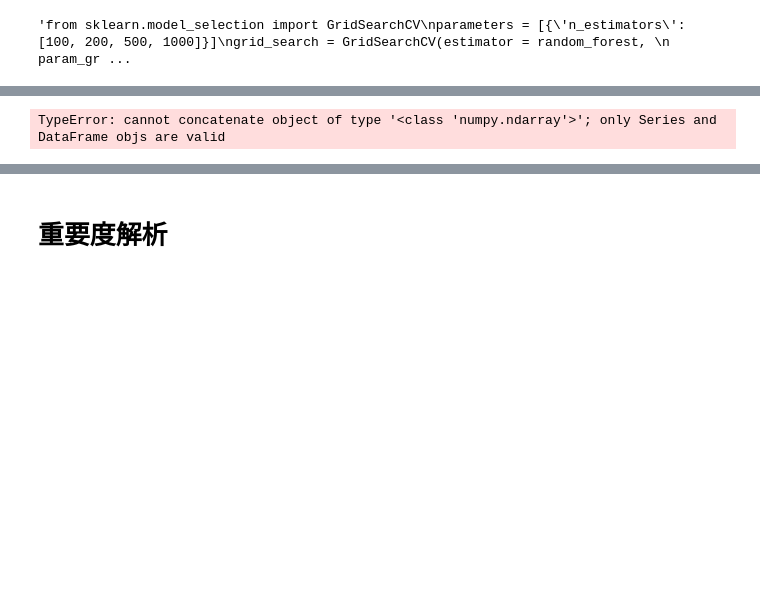
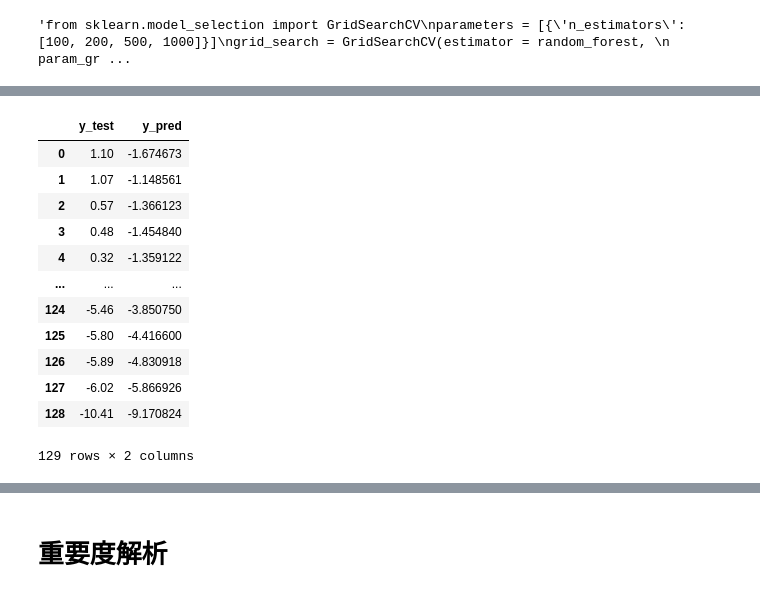
Before and after one commit to chemoinformatics-lecture/lecture-beginner, a Jupyter notebook: lesson06_scikit-learn/線形回帰_random_forest_fp.ipynb, the cells around one changed output, grey strips where cells are left out. Saved outputs shown, nothing was run; the diff lists cells and outputs as text; code cells hidden in the pictures; blank space fills up the shorter version.

```diff
--- a/lesson06_scikit-learn/線形回帰_random_forest_fp.ipynb
+++ b/lesson06_scikit-learn/線形回帰_random_forest_fp.ipynb
@@ -223,10 +301,23 @@ best_rf = grid_search.best_estimator_"""
 # %%
+y_pred = pd.Series(y_pred)
 y_test.reset_index(inplace=True, drop=True)
 rf_plot = pd.concat([y_test, y_pred], axis = 1)
 rf_plot.columns = ['y_test', 'y_pred']
 rf_plot
 # %% [output]
+|  | y_test | y_pred |
+| 0 | 1.10 | -1.674673 |
+| 1 | 1.07 | -1.148561 |
+| 2 | 0.57 | -1.366123 |
+| 3 | 0.48 | -1.454840 |
+| 4 | 0.32 | -1.359122 |
+| ... | ... | ... |
+| 124 | -5.46 | -3.850750 |
+| 125 | -5.80 | -4.416600 |
+| 126 | -5.89 | -4.830918 |
+| 127 | -6.02 | -5.866926 |
+| 128 | -10.41 | -9.170824 |
-TypeError: cannot concatenate object of type '<class 'numpy.ndarray'>'; only Series and DataFrame objs are valid
+129 rows × 2 columns
 # %%
 y_train.reset_index(inplace=True, drop=True)
 rf_plot2 = pd.concat([y_train, y_predtrain], axis = 1)
```
Also changed, not shown: parts of 22 cells of this notebook.
